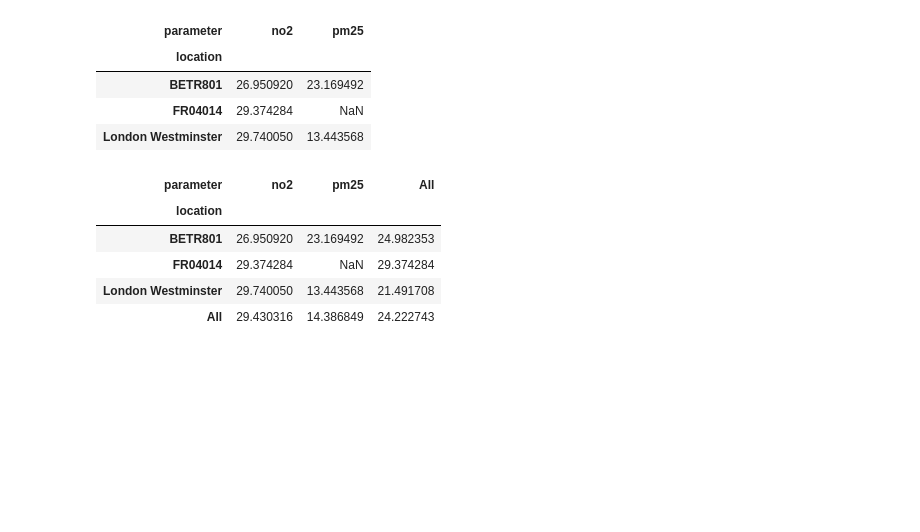
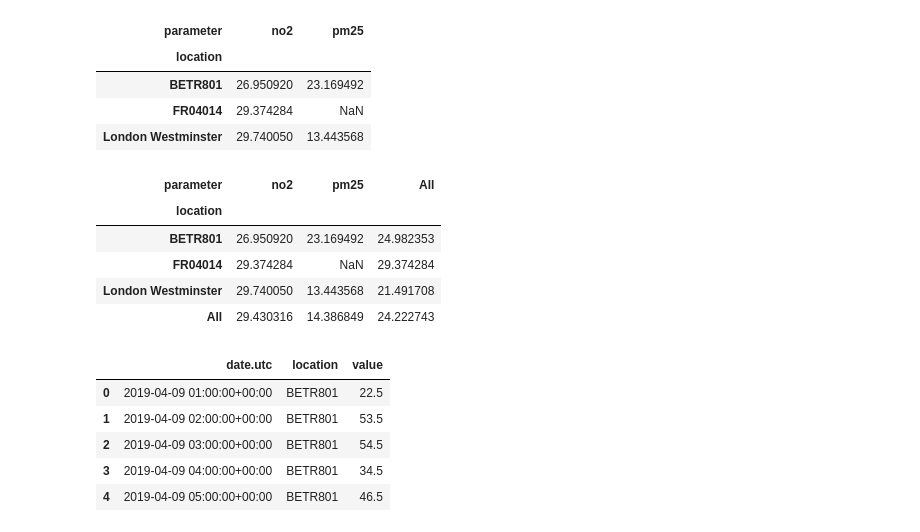
Before and after one commit to nikolay-rudenko/pandas_edu, a Jupyter notebook: reshape_the_layout.ipynb, the cells around one changed output. Saved outputs shown, nothing was run; the diff lists cells and outputs as text; code cells hidden in the pictures; blank space fills up the shorter version.

```diff
--- a/reshape_the_layout.ipynb
+++ b/reshape_the_layout.ipynb
@@ -98,3 +98,16 @@ air_quality.pivot_table(
 | FR04014 | 29.374284 | NaN | 29.374284 |
 | London Westminster | 29.740050 | 13.443568 | 21.491708 |
 | All | 29.430316 | 14.386849 | 24.222743 |
+# %%
+no2_pivoted = no2.pivot(columns="location", values="value").reset_index()
+
+
+no_2 = no2_pivoted.melt(id_vars="date.utc")
+no_2.head()
+# %% [output]
+|  | date.utc | location | value |
+| 0 | 2019-04-09 01:00:00+00:00 | BETR801 | 22.5 |
+| 1 | 2019-04-09 02:00:00+00:00 | BETR801 | 53.5 |
+| 2 | 2019-04-09 03:00:00+00:00 | BETR801 | 54.5 |
+| 3 | 2019-04-09 04:00:00+00:00 | BETR801 | 34.5 |
+| 4 | 2019-04-09 05:00:00+00:00 | BETR801 | 46.5 |
```
Also changed, not shown: 1 other file.
